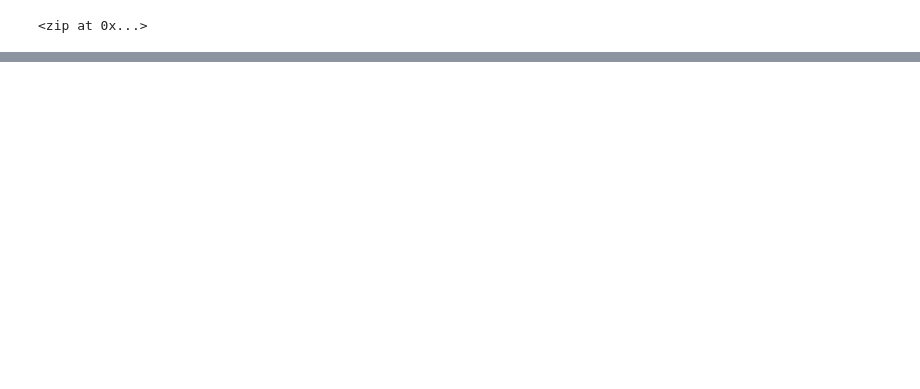
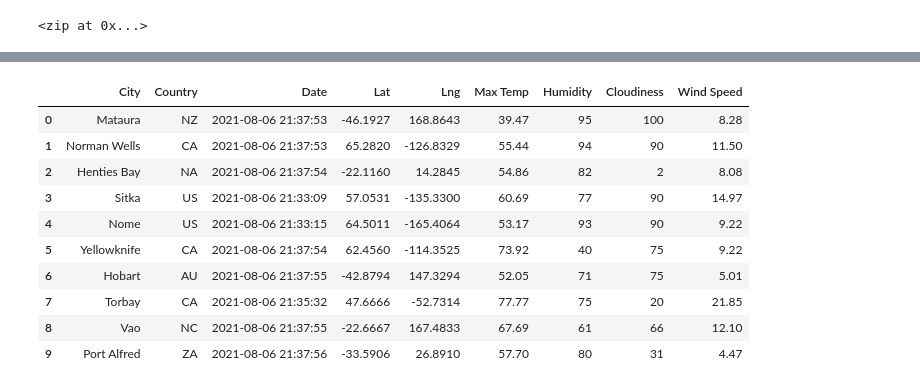
Before and after one commit to wprich/World_Weather_Analysis, a Jupyter notebook: WeatherPy.ipynb, the cells around one changed output, grey strips where cells are left out. Cells and saved outputs as stored; diff of their text form; code cells hidden in the pictures; blank space fills up the shorter version.

```diff
--- a/WeatherPy.ipynb
+++ b/WeatherPy.ipynb
@@ -141,0 +154,16 @@ city_url
+# %%
+new_column_order = ["City", "Country", "Date", "Lat", "Lng", "Max Temp", "Humidity", "Cloudiness", "Wind Speed"]
+city_data_df = city_data_df[new_column_order]
+city_data_df.head(10)
+# %% [output]
+|  | City | Country | Date | Lat | Lng | Max Temp | Humidity | Cloudiness | Wind Speed |
+| 0 | Mataura | NZ | 2021-08-06 21:37:53 | -46.1927 | 168.8643 | 39.47 | 95 | 100 | 8.28 |
+| 1 | Norman Wells | CA | 2021-08-06 21:37:53 | 65.2820 | -126.8329 | 55.44 | 94 | 90 | 11.50 |
+| 2 | Henties Bay | NA | 2021-08-06 21:37:54 | -22.1160 | 14.2845 | 54.86 | 82 | 2 | 8.08 |
+| 3 | Sitka | US | 2021-08-06 21:33:09 | 57.0531 | -135.3300 | 60.69 | 77 | 90 | 14.97 |
+| 4 | Nome | US | 2021-08-06 21:33:15 | 64.5011 | -165.4064 | 53.17 | 93 | 90 | 9.22 |
+| 5 | Yellowknife | CA | 2021-08-06 21:37:54 | 62.4560 | -114.3525 | 73.92 | 40 | 75 | 9.22 |
+| 6 | Hobart | AU | 2021-08-06 21:37:55 | -42.8794 | 147.3294 | 52.05 | 71 | 75 | 5.01 |
+| 7 | Torbay | CA | 2021-08-06 21:35:32 | 47.6666 | -52.7314 | 77.77 | 75 | 20 | 21.85 |
+| 8 | Vao | NC | 2021-08-06 21:37:55 | -22.6667 | 167.4833 | 67.69 | 61 | 66 | 12.10 |
+| 9 | Port Alfred | ZA | 2021-08-06 21:37:56 | -33.5906 | 26.8910 | 57.70 | 80 | 31 | 4.47 |
```
Also changed, not shown: parts of 6 cells of this notebook, 2 other files.
